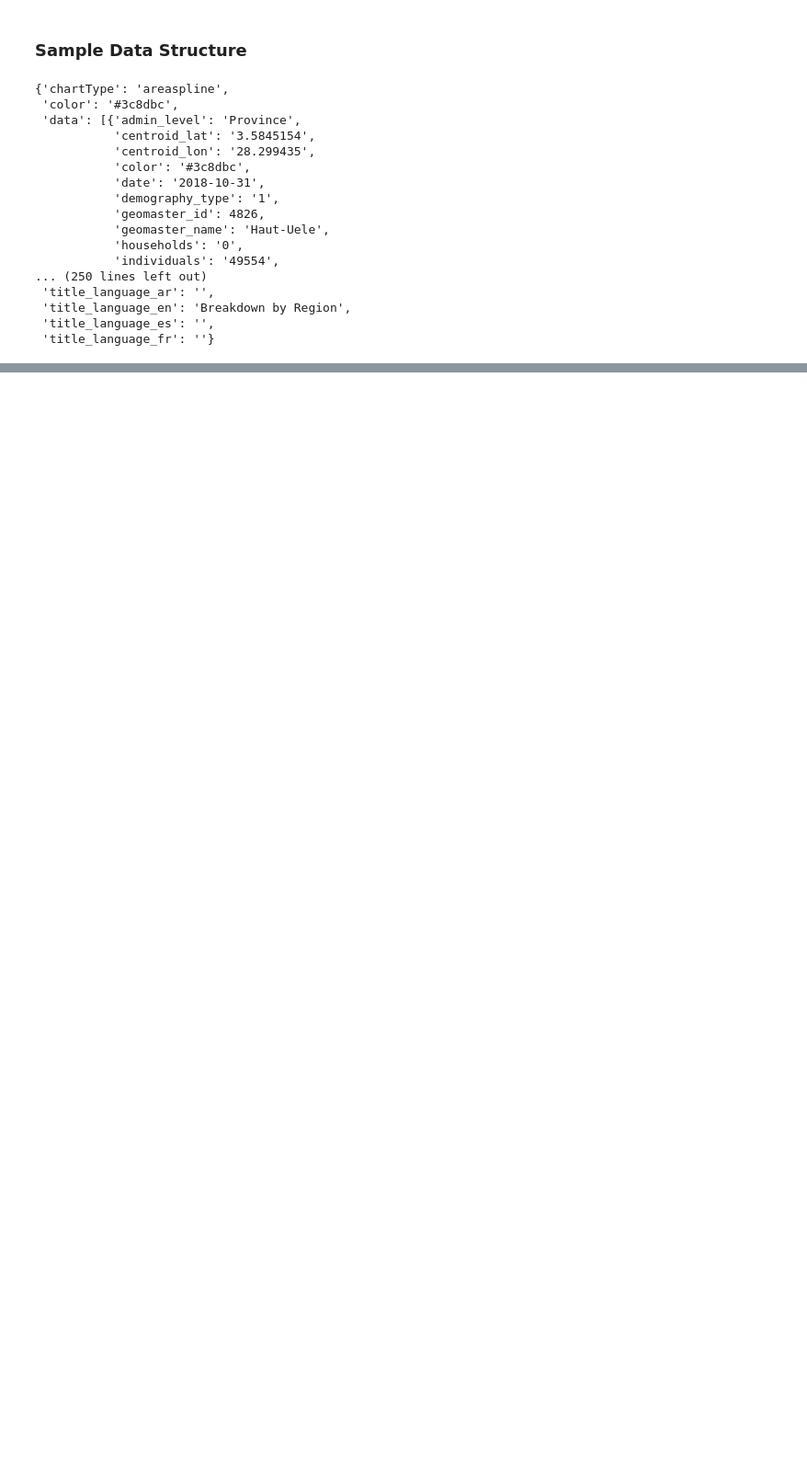
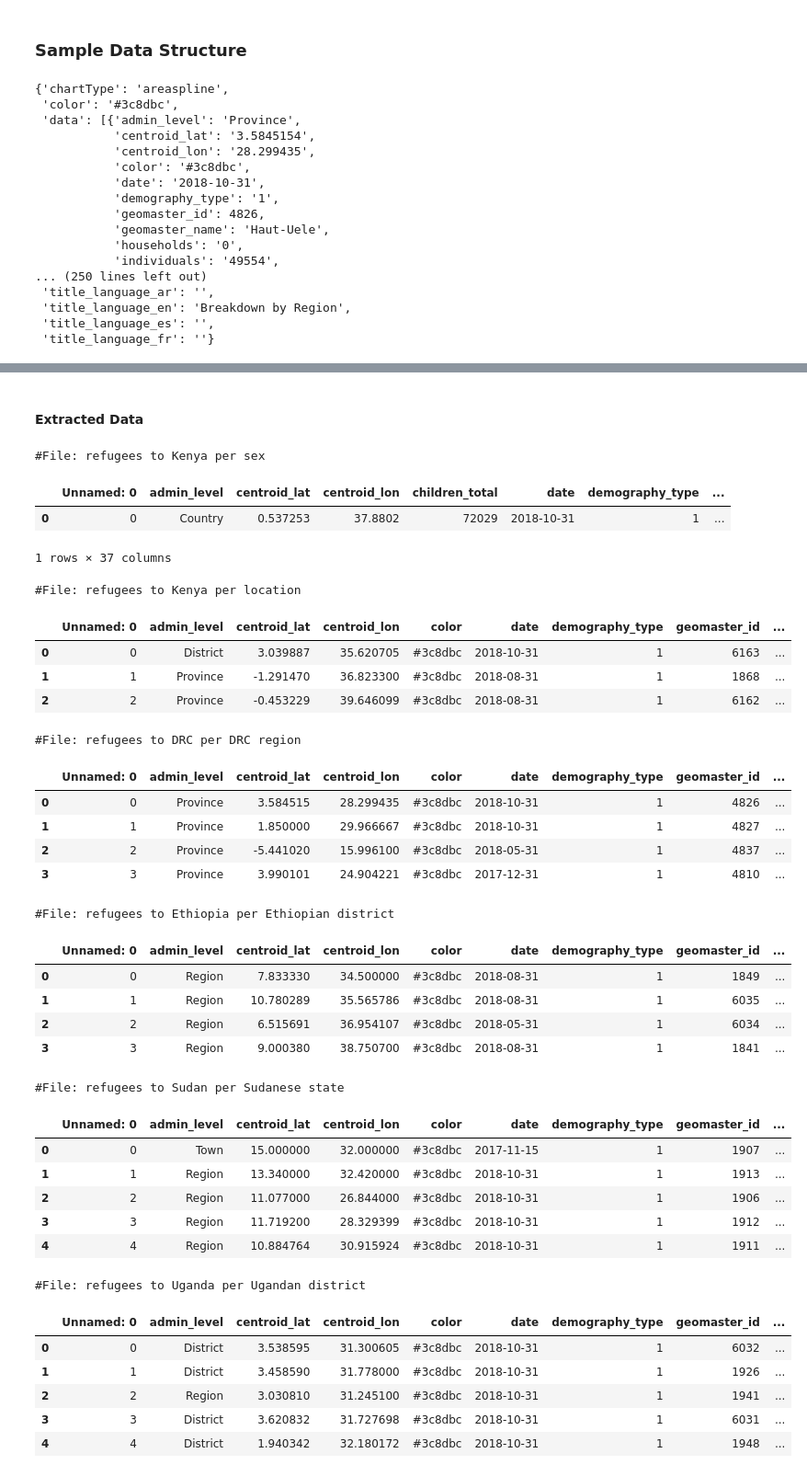
Before and after one commit to hbshih/Data-Science-17-18-Project, a Jupyter notebook: Refugees_To_[Country] + Specific Data Explained.ipynb, the cells around one changed output, grey strips where cells are left out. Shown: that part at 92% size. Drawn from its saved outputs; the diff is of its cells as text; code cells hidden in the pictures; blank space fills up the shorter version.

```diff
--- a/Refugees_To_[Country] + Specific Data Explained.ipynb
+++ b/Refugees_To_[Country] + Specific Data Explained.ipynb
@@ -35,19 +37,53 @@ pprint(data)
 # %%
-refugees_info_other_country_mdetail = ['refugees to Kenya per sex', 'refugees to DRC per DRC region', 'refugees to Ethiopia per Ethiopian district','refugees to Kenya per location','refugees to Sudan per Sudanese state','refugees to Uganda per Ugandan district']
+files = ['refugees to Kenya per sex','refugees to Kenya per location', 'refugees to DRC per DRC region', 'refugees to Ethiopia per Ethiopian district','refugees to Sudan per Sudanese state','refugees to Uganda per Ugandan district']
 
-with open('refugees to Kenya per location.json') as f:
-    data = json.load(f)
+for file in files:
+    with open(file + '.json') as f:
+        data = json.load(f)
 
-df = pd.DataFrame(data['data'])
-#pprint(data['data'][0])
-#print(data['data'][0]['geomaster_name'])
-
-#df_2 = pd.DataFrame()
-
-#for i in range(0, len(data['data'])):
-#    for key, value in data['data'][2].items():
-#        df_2[key] = value
-
-#df_2.head()
-
-print(df['population_groups'][0])
+    new_df = pd.DataFrame(data['data'])
+    new_df.to_csv(file + "_cleaned.csv", sep=',')
+# %% [markdown]
+#### Extracted Data
+# %%
+from IPython.display import display
+for file in files:
+    df = pd.read_csv(file + '_cleaned.csv')
+    print("#File: " + file)
+    display(df.head())
+# %% [output]
+#File: refugees to Kenya per sex
+|  | Unnamed: 0 | admin_level | centroid_lat | centroid_lon | children_total | date | demography_type | ... |
+| 0 | 0 | Country | 0.537253 | 37.8802 | 72029 | 2018-10-31 | 1 | ... |
+1 rows × 37 columns
+#File: refugees to Kenya per location
+|  | Unnamed: 0 | admin_level | centroid_lat | centroid_lon | color | date | demography_type | geomaster_id | ... |
+| 0 | 0 | District | 3.039887 | 35.620705 | #3c8dbc | 2018-10-31 | 1 | 6163 | ... |
+| 1 | 1 | Province | -1.291470 | 36.823300 | #3c8dbc | 2018-08-31 | 1 | 1868 | ... |
+| 2 | 2 | Province | -0.453229 | 39.646099 | #3c8dbc | 2018-08-31 | 1 | 6162 | ... |
+#File: refugees to DRC per DRC region
+|  | Unnamed: 0 | admin_level | centroid_lat | centroid_lon | color | date | demography_type | geomaster_id | ... |
+| 0 | 0 | Province | 3.584515 | 28.299435 | #3c8dbc | 2018-10-31 | 1 | 4826 | ... |
+| 1 | 1 | Province | 1.850000 | 29.966667 | #3c8dbc | 2018-10-31 | 1 | 4827 | ... |
+| 2 | 2 | Province | -5.441020 | 15.996100 | #3c8dbc | 2018-05-31 | 1 | 4837 | ... |
+| 3 | 3 | Province | 3.990101 | 24.904221 | #3c8dbc | 2017-12-31 | 1 | 4810 | ... |
+#File: refugees to Ethiopia per Ethiopian district
+|  | Unnamed: 0 | admin_level | centroid_lat | centroid_lon | color | date | demography_type | geomaster_id | ... |
+| 0 | 0 | Region | 7.833330 | 34.500000 | #3c8dbc | 2018-08-31 | 1 | 1849 | ... |
+| 1 | 1 | Region | 10.780289 | 35.565786 | #3c8dbc | 2018-08-31 | 1 | 6035 | ... |
+| 2 | 2 | Region | 6.515691 | 36.954107 | #3c8dbc | 2018-05-31 | 1 | 6034 | ... |
+| 3 | 3 | Region | 9.000380 | 38.750700 | #3c8dbc | 2018-08-31 | 1 | 1841 | ... |
+#File: refugees to Sudan per Sudanese state
+|  | Unnamed: 0 | admin_level | centroid_lat | centroid_lon | color | date | demography_type | geomaster_id | ... |
+| 0 | 0 | Town | 15.000000 | 32.000000 | #3c8dbc | 2017-11-15 | 1 | 1907 | ... |
+| 1 | 1 | Region | 13.340000 | 32.420000 | #3c8dbc | 2018-10-31 | 1 | 1913 | ... |
+| 2 | 2 | Region | 11.077000 | 26.844000 | #3c8dbc | 2018-10-31 | 1 | 1906 | ... |
+| 3 | 3 | Region | 11.719200 | 28.329399 | #3c8dbc | 2018-10-31 | 1 | 1912 | ... |
+| 4 | 4 | Region | 10.884764 | 30.915924 | #3c8dbc | 2018-10-31 | 1 | 1911 | ... |
+#File: refugees to Uganda per Ugandan district
+|  | Unnamed: 0 | admin_level | centroid_lat | centroid_lon | color | date | demography_type | geomaster_id | ... |
+| 0 | 0 | District | 3.538595 | 31.300605 | #3c8dbc | 2018-10-31 | 1 | 6032 | ... |
+| 1 | 1 | District | 3.458590 | 31.778000 | #3c8dbc | 2018-10-31 | 1 | 1926 | ... |
+| 2 | 2 | Region | 3.030810 | 31.245100 | #3c8dbc | 2018-10-31 | 1 | 1941 | ... |
+| 3 | 3 | District | 3.620832 | 31.727698 | #3c8dbc | 2018-10-31 | 1 | 6031 | ... |
+| 4 | 4 | District | 1.940342 | 32.180172 | #3c8dbc | 2018-10-31 | 1 | 1948 | ... |
```
Also changed, not shown: parts of 1 cell of this notebook, 55 other files.
